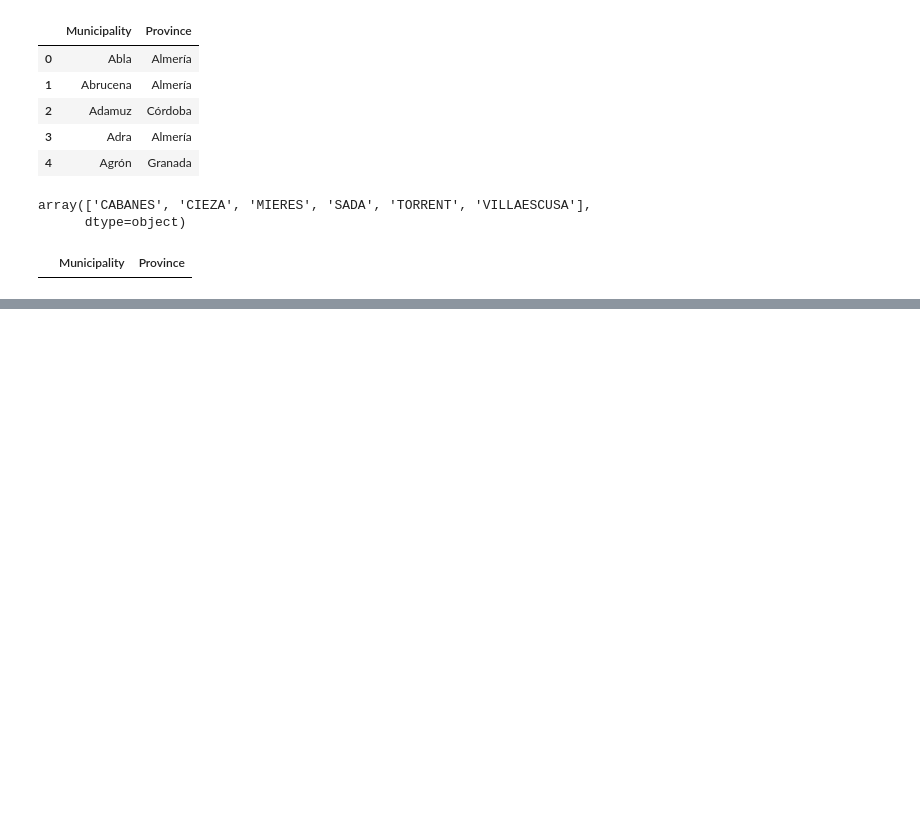
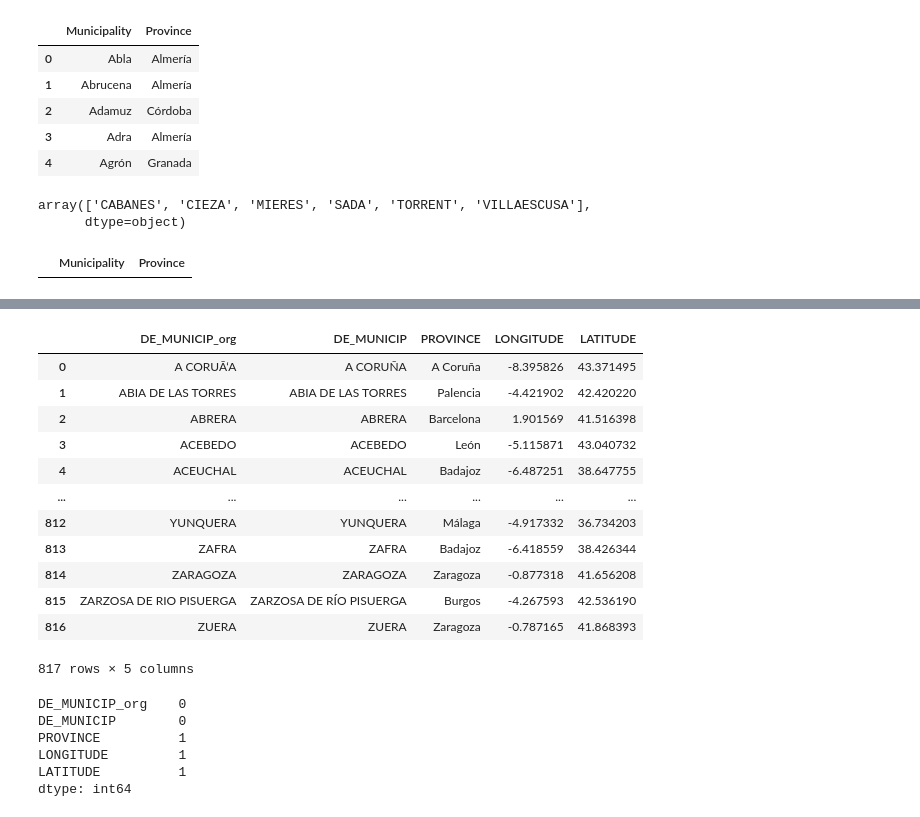
Before and after one commit to reem-naji/potential-fortnight, a Jupyter notebook: notebooks/geo_encoding.ipynb, the cells around one changed output, grey strips where cells are left out. Saved outputs shown, nothing was run; the diff lists cells and outputs as text; code cells hidden in the pictures; blank space fills up the shorter version.

```diff
--- a/notebooks/geo_encoding.ipynb
+++ b/notebooks/geo_encoding.ipynb
@@ -278,0 +342,26 @@ merged_all[merged_all['score']<70]
+# %%
+final_merged = final.merge(latlong_data, on='DE_MUNICIP', how='left')
+final_merged
+# %% [output]
+|  | DE_MUNICIP_org | DE_MUNICIP | PROVINCE | LONGITUDE | LATITUDE |
+| 0 | A CORUÃ‘A | A CORUÑA | A Coruña | -8.395826 | 43.371495 |
+| 1 | ABIA DE LAS TORRES | ABIA DE LAS TORRES | Palencia | -4.421902 | 42.420220 |
+| 2 | ABRERA | ABRERA | Barcelona | 1.901569 | 41.516398 |
+| 3 | ACEBEDO | ACEBEDO | León | -5.115871 | 43.040732 |
+| 4 | ACEUCHAL | ACEUCHAL | Badajoz | -6.487251 | 38.647755 |
+| ... | ... | ... | ... | ... | ... |
+| 812 | YUNQUERA | YUNQUERA | Málaga | -4.917332 | 36.734203 |
+| 813 | ZAFRA | ZAFRA | Badajoz | -6.418559 | 38.426344 |
+| 814 | ZARAGOZA | ZARAGOZA | Zaragoza | -0.877318 | 41.656208 |
+| 815 | ZARZOSA DE RIO PISUERGA | ZARZOSA DE RÍO PISUERGA | Burgos | -4.267593 | 42.536190 |
+| 816 | ZUERA | ZUERA | Zaragoza | -0.787165 | 41.868393 |
+817 rows × 5 columns
+# %%
+final_merged.isna().sum()
+# %% [output]
+DE_MUNICIP_org    0
+DE_MUNICIP        0
+PROVINCE          1
+LONGITUDE         1
+LATITUDE          1
+dtype: int64
```
Also changed, not shown: parts of 17 cells of this notebook, 1 other file.
